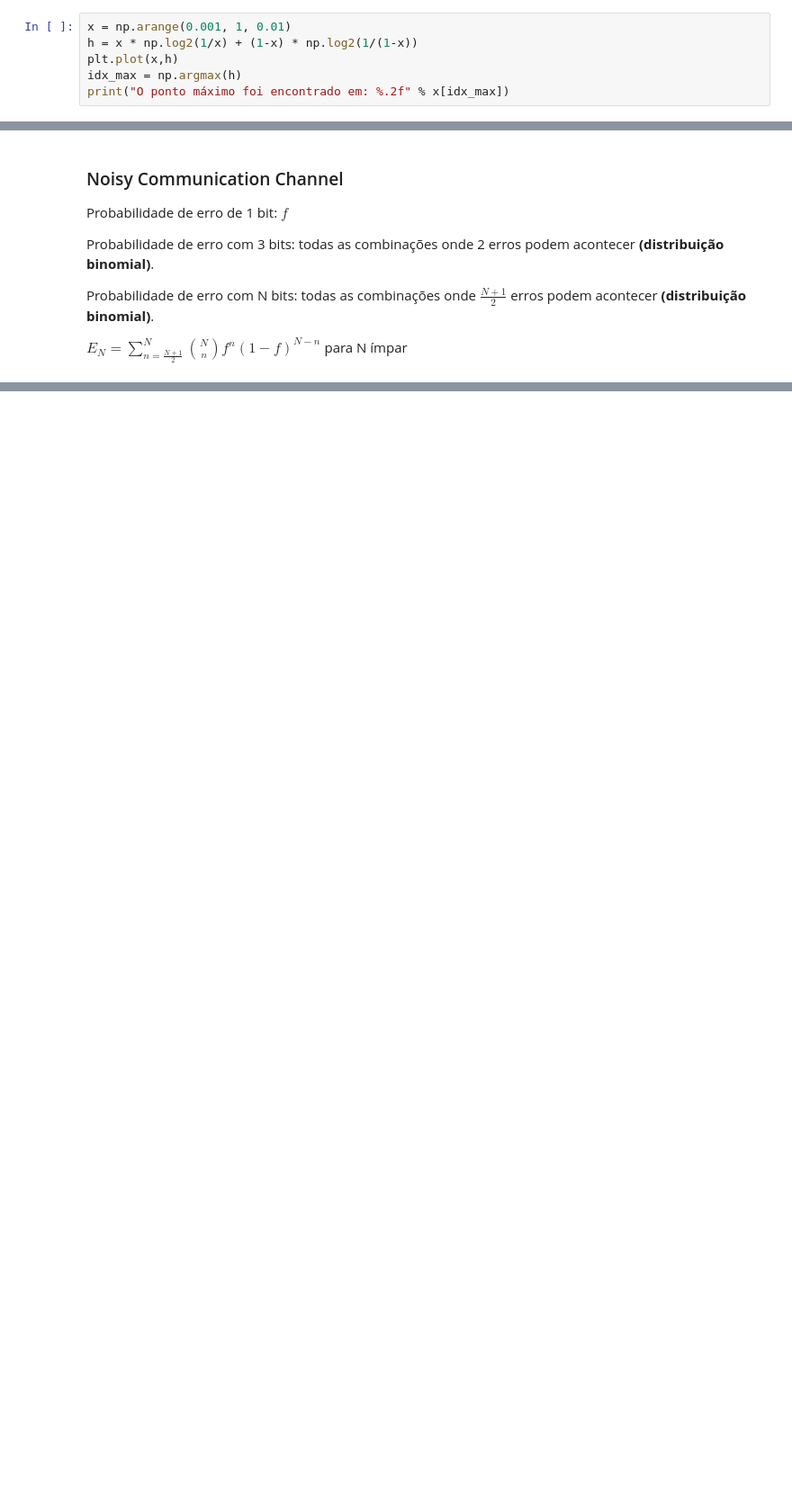
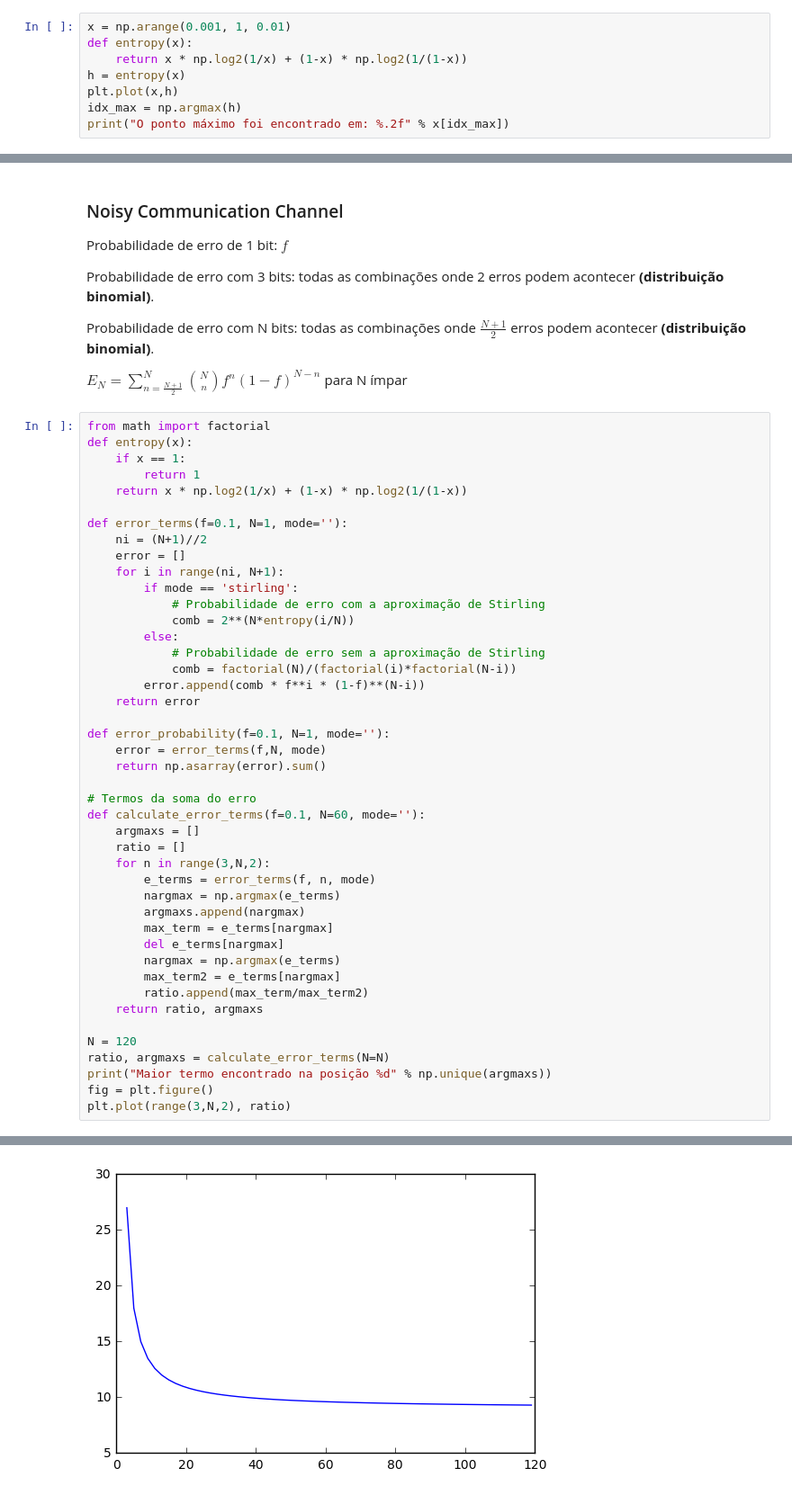
Before and after one commit to lauramoraes/info_theory, a Jupyter notebook: Information Theory.ipynb, the cells around one changed output, grey strips where cells are left out. Shown at 90% size. Drawn from its saved outputs; the diff is of its cells as text; blank space fills up the shorter version.

Commit message:
Stirling

```diff
--- a/Information Theory.ipynb
+++ b/Information Theory.ipynb
@@ -56,7 +56,9 @@ from PIL import Image
 %matplotlib inline
 # %%
 x = np.arange(0.001, 1, 0.01)
-h = x * np.log2(1/x) + (1-x) * np.log2(1/(1-x))
+def entropy(x):
+    return x * np.log2(1/x) + (1-x) * np.log2(1/(1-x))
+h = entropy(x)
 plt.plot(x,h)
 idx_max = np.argmax(h)
 print("O ponto máximo foi encontrado em: %.2f" % x[idx_max])
@@ -73,3 +75,48 @@ Probabilidade de erro com 3 bits: todas as combinações onde 2 erros podem acon
 Probabilidade de erro com N bits: todas as combinações onde $\frac{N+1}{2}$ erros podem acontecer **(distribuição binomial)**.
 
 $E_N = \sum\limits_{n=\frac{N+1}{2}}^N \binom{N}{n} f^n (1-f)^{N-n}$ para N ímpar
+# %%
+from math import factorial
+def entropy(x):
+    if x == 1:
+        return 1
+    return x * np.log2(1/x) + (1-x) * np.log2(1/(1-x))
+
+def error_terms(f=0.1, N=1, mode=''):
+    ni = (N+1)//2
+    error = []
+    for i in range(ni, N+1):
+        if mode == 'stirling':
+            # Probabilidade de erro com a aproximação de Stirling
+            comb = 2**(N*entropy(i/N))
+        else:
+            # Probabilidade de erro sem a aproximação de Stirling
+            comb = factorial(N)/(factorial(i)*factorial(N-i))
+        error.append(comb * f**i * (1-f)**(N-i))
+    return error
+
+def error_probability(f=0.1, N=1, mode=''):
+    error = error_terms(f,N, mode)
+    return np.asarray(error).sum()
+
+# Termos da soma do erro
+def calculate_error_terms(f=0.1, N=60, mode=''):
+    argmaxs = []
+    ratio = []
+    for n in range(3,N,2):
+        e_terms = error_terms(f, n, mode)
+        nargmax = np.argmax(e_terms)
+        argmaxs.append(nargmax)
+        max_term = e_terms[nargmax]
+        del e_terms[nargmax]
+        nargmax = np.argmax(e_terms)
+        max_term2 = e_terms[nargmax]
+        ratio.append(max_term/max_term2)
+    return ratio, argmaxs
+
+N = 120
+ratio, argmaxs = calculate_error_terms(N=N)
+print("Maior termo encontrado na posição %d" % np.unique(argmaxs))
+fig = plt.figure()
+plt.plot(range(3,N,2), ratio)
+# %% [output]
@@ -76 +125,2 @@ $E_N = \sum\limits_{n=\frac{N+1}{2}}^N \binom{N}{n} f^n (1-f)^{N-n}$ para N ímp
+[figure, added]
 # %%
```
Also changed, not shown: parts of 3 cells of this notebook.
